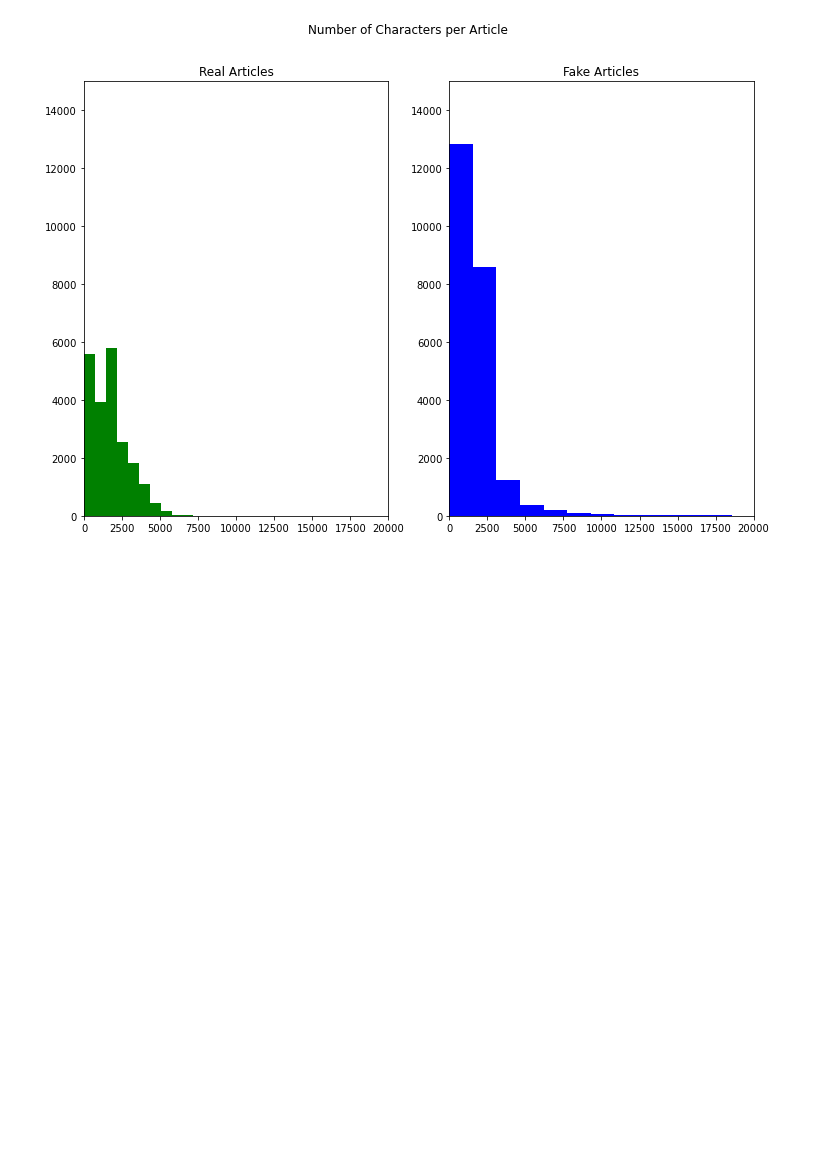
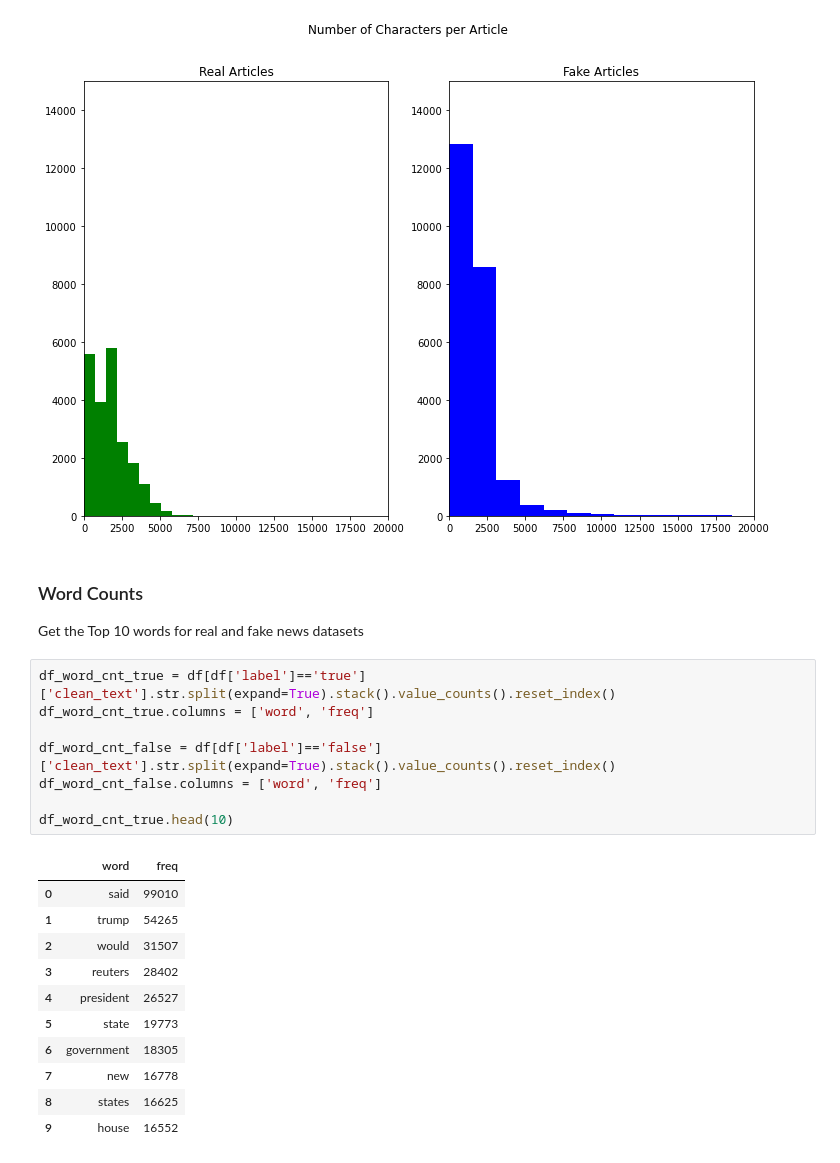
Before and after one commit to akikoiwamizu/w207-project, a Jupyter notebook: baseline_submission.ipynb, the cells around one changed output. Drawn from its saved outputs; the diff is of its cells as text; blank space fills up the shorter version.

Commit message:
added word count and modeling

```diff
--- a/baseline_submission.ipynb
+++ b/baseline_submission.ipynb
@@ -438,3 +437,26 @@ plt.show()
 Character count in longest real article: 17958
 Character count in longest fake article: 38702
 [figure]
+# %% [markdown]
+### Word Counts
+Get the Top 10 words for real and fake news datasets
+# %%
+df_word_cnt_true = df[df['label']=='true']['clean_text'].str.split(expand=True).stack().value_counts().reset_index()
+df_word_cnt_true.columns = ['word', 'freq']
+
+df_word_cnt_false = df[df['label']=='false']['clean_text'].str.split(expand=True).stack().value_counts().reset_index()
+df_word_cnt_false.columns = ['word', 'freq']
+
+df_word_cnt_true.head(10)
+# %% [output]
+|  | word | freq |
+| 0 | said | 99010 |
+| 1 | trump | 54265 |
+| 2 | would | 31507 |
+| 3 | reuters | 28402 |
+| 4 | president | 26527 |
+| 5 | state | 19773 |
+| 6 | government | 18305 |
+| 7 | new | 16778 |
+| 8 | states | 16625 |
+| 9 | house | 16552 |
```
Also changed, not shown: parts of 10 cells of this notebook.
